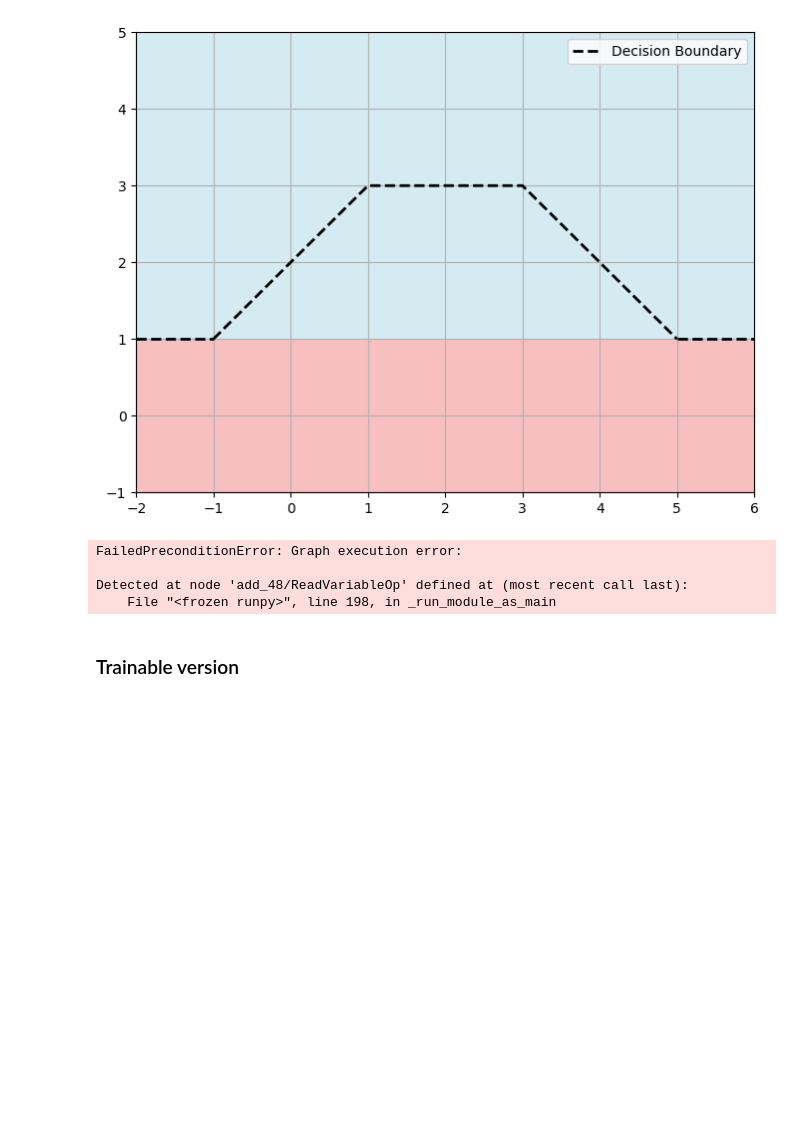
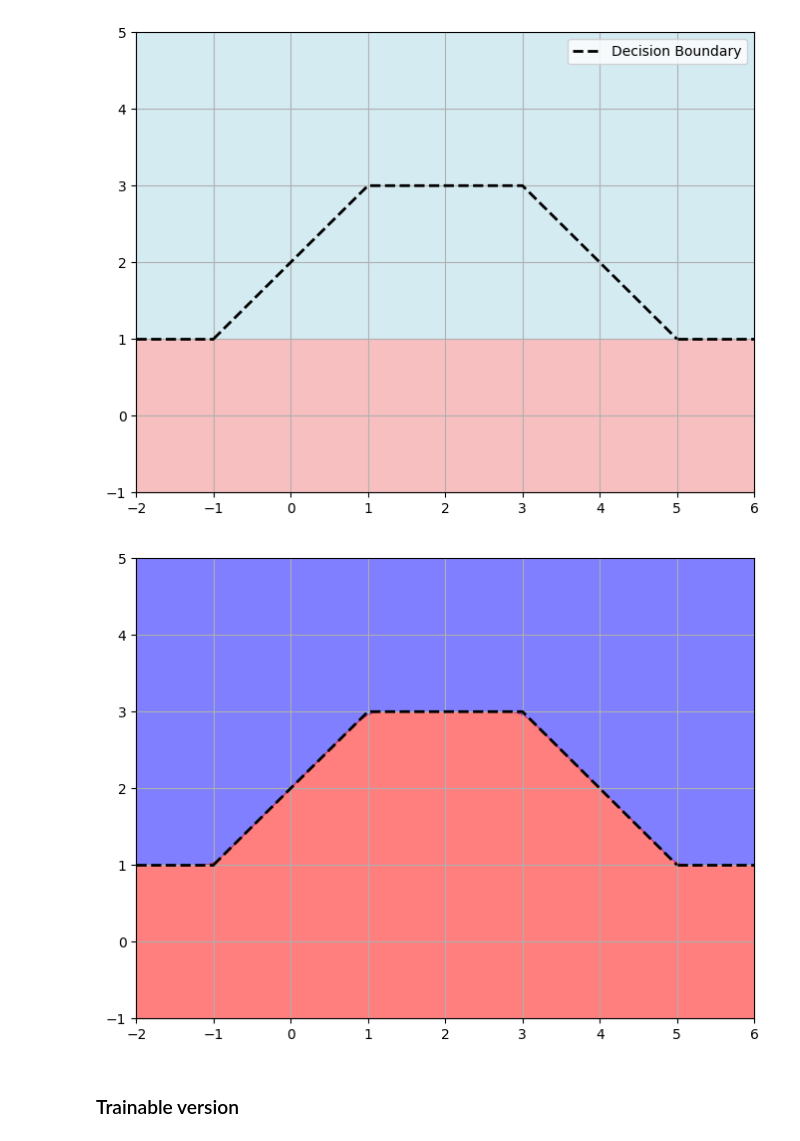
Before and after one commit to fujin55/Ai-lab-5, a Jupyter notebook: exercises/05_ANN.ipynb, the cells around one changed output. Drawn from its saved outputs; the diff is of its cells as text; code cells hidden in the pictures; blank space fills up the shorter version.

```diff
--- a/exercises/05_ANN.ipynb
+++ b/exercises/05_ANN.ipynb
@@ -104,11 +104,71 @@ plt.show()
 # %% [output]
 [figure]
 # %%
+import tensorflow.compat.v1 as tf
+tf.disable_v2_behavior()
+tf.reset_default_graph()
+
+import numpy as np
+import matplotlib.pyplot as plt
+
+x = tf.placeholder(tf.float32, [None, 2])
+y_ = tf.placeholder(tf.float32, shape=[None, 1])
+
+k = 20.0
+
+# === Layer 1: 5 Neurons ===
+IW_a = tf.Variable(tf.constant([
+    [ 0.0,   k],    # Neuron 1: y ≥ 1  → for trapezoid bottom
+    [ k,   -k],     # Neuron 2: y ≤ x + 2
+    [-k,   -k],     # Neuron 3: y ≤ -x + 6
+    [ 0.0, -k],     # Neuron 4: y ≤ 3   → for trapezoid top
+    [ 0.0, -k],     # Neuron 5: y ≤ 1   → for strip below line
+], dtype=tf.float32), trainable=False)
+
+b1_a = tf.Variable(tf.constant([
+    -k * 1,     # y - 1 ≥ 0
+     k * 2,     # x + 2 - y ≥ 0
+     k * 6,     # -x + 6 - y ≥ 0
+     k * 3,     # 3 - y ≥ 0
+     k * 1      # 1 - y ≥ 0  (strip below y=1)
+], dtype=tf.float32), trainable=False)
+
+h1_a = tf.sigmoid(tf.matmul(x, tf.transpose(IW_a)) + b1_a)
+
+# === Layer 2 ===
+
+# Trapezoid: product of first 4 neurons (AND)
+log_trapezoid = tf.reduce_sum(tf.log(h1_a[:, 0:4] + 1e-6), axis=1, keepdims=True)
+trapezoid_output = tf.exp(log_trapezoid)
+
+# Strip below y=1: direct from neuron 5
+strip_output = h1_a[:, 4:5]
+
+# Final output: OR logic using De Morgan
+y_a = 1 - (1 - trapezoid_output) * (1 - strip_output)
+y = tf.clip_by_value(y_a, 1e-6, 1 - 1e-6)
+
+# === Visualization ===
+sess = tf.Session()
+sess.run(tf.global_variables_initializer())
+
+xx, yy = np.meshgrid(np.linspace(-2, 6, 300), np.linspace(-1, 5, 300))
+grid_points = np.c_[xx.ravel(), yy.ravel()]
+zz = sess.run(y, feed_dict={x: grid_points})
+zz = zz.reshape(xx.shape)
+
+plt.figure(figsize=(8, 6))
+plt.contourf(xx, yy, zz, levels=[-0.1, 0.5, 1.1], colors=['blue', 'red'], alpha=0.5)
+plt.plot([-2, -1], [1, 1], 'k--', lw=2)
+plt.plot([5, 6], [1, 1], 'k--', lw=2)
+trapezoid_edges = np.array([
+    [-1, 1], [1, 3], [3, 3], [5, 1]
+])
+plt.plot(trapezoid_edges[:, 0], trapezoid_edges[:, 1], 'k--', lw=2)
+plt.grid(True)
+plt.show()
 # %% [output]
-FailedPreconditionError: Graph execution error:
-
-Detected at node 'add_48/ReadVariableOp' defined at (most recent call last):
-    File "<frozen runpy>", line 198, in _run_module_as_main
+[figure, added]
 # %% [markdown]
 ### Trainable version
 # %%
```
Also changed, not shown: parts of 2 cells of this notebook.
